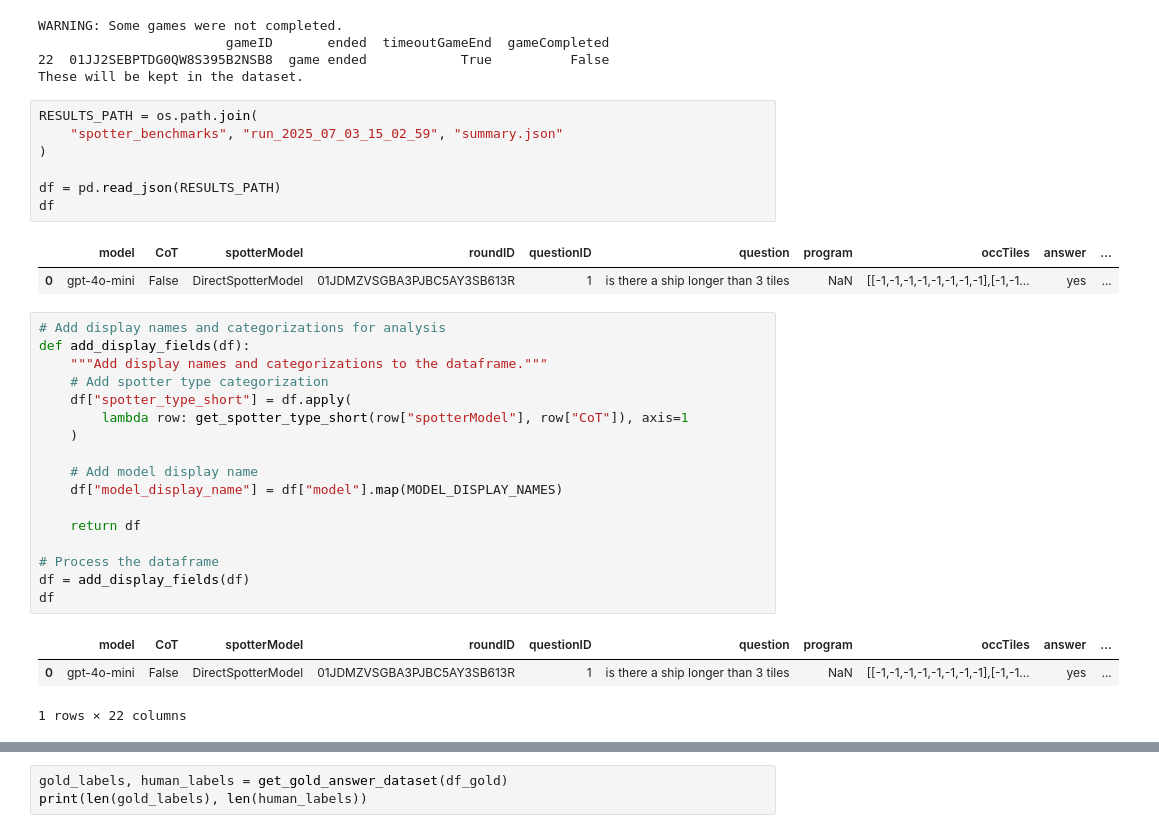
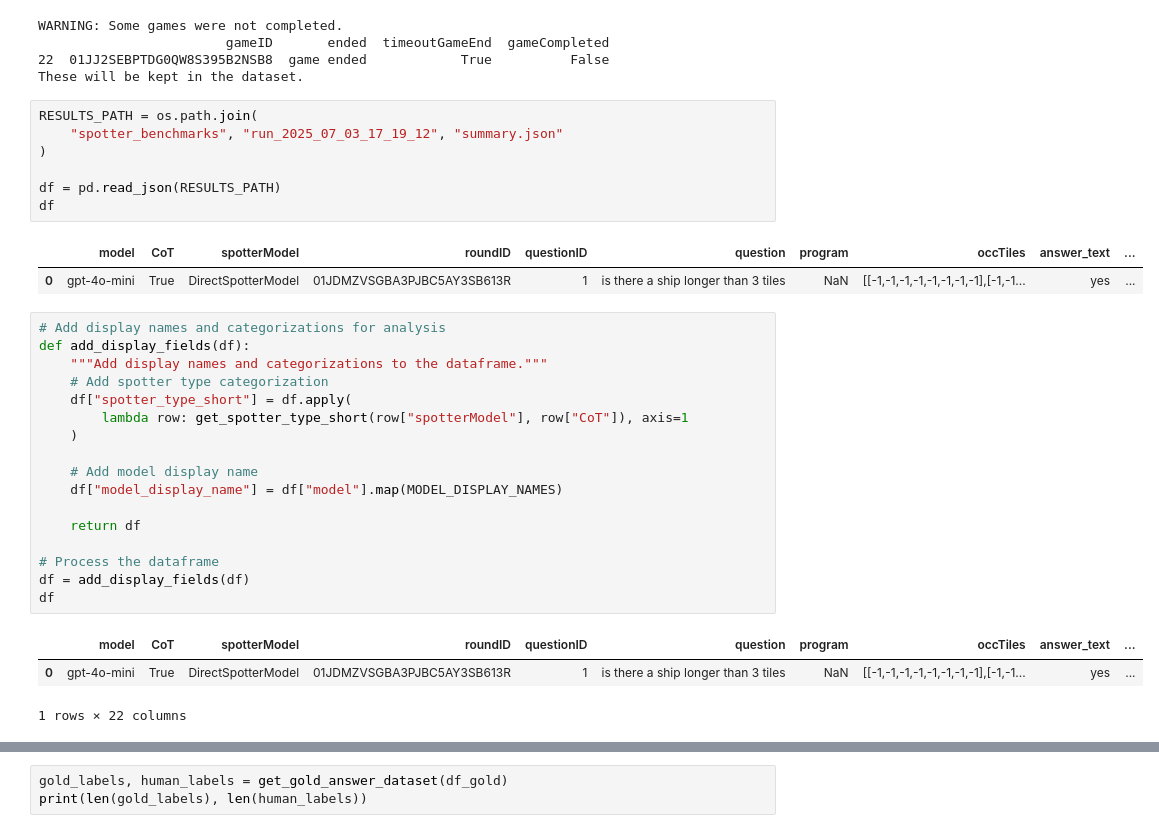
Before and after one commit to gabegrand/battleship, a Jupyter notebook: experiments/collaborative/spotter_analysis.ipynb, the cells around one changed output, grey strips where cells are left out. Cells and saved outputs as stored; diff of their text form.

```diff
--- a/experiments/collaborative/spotter_analysis.ipynb
+++ b/experiments/collaborative/spotter_analysis.ipynb
@@ -40,14 +40,14 @@ WARNING: Some games were not completed.
 These will be kept in the dataset.
 # %%
 RESULTS_PATH = os.path.join(
-    "spotter_benchmarks", "run_2025_07_03_15_02_59", "summary.json"
+    "spotter_benchmarks", "run_2025_07_03_17_19_12", "summary.json"
 )
 
 df = pd.read_json(RESULTS_PATH)
 df
 # %% [output]
-|  | model | CoT | spotterModel | roundID | questionID | question | program | occTiles | answer | ... |
-| 0 | gpt-4o-mini | False | DirectSpotterModel | 01JDMZVSGBA3PJBC5AY3SB613R | 1 | is there a ship longer than 3 tiles | NaN | [[-1,-1,-1,-1,-1,-1,-1,-1],[-1,-1... | yes | ... |
+|  | model | CoT | spotterModel | roundID | questionID | question | program | occTiles | answer_text | ... |
+| 0 | gpt-4o-mini | True | DirectSpotterModel | 01JDMZVSGBA3PJBC5AY3SB613R | 1 | is there a ship longer than 3 tiles | NaN | [[-1,-1,-1,-1,-1,-1,-1,-1],[-1,-1... | yes | ... |
 # %%
 # Add display names and categorizations for analysis
 def add_display_fields(df):
@@ -66,8 +66,8 @@ def add_display_fields(df):
 df = add_display_fields(df)
 df
 # %% [output]
-|  | model | CoT | spotterModel | roundID | questionID | question | program | occTiles | answer | ... |
-| 0 | gpt-4o-mini | False | DirectSpotterModel | 01JDMZVSGBA3PJBC5AY3SB613R | 1 | is there a ship longer than 3 tiles | NaN | [[-1,-1,-1,-1,-1,-1,-1,-1],[-1,-1... | yes | ... |
+|  | model | CoT | spotterModel | roundID | questionID | question | program | occTiles | answer_text | ... |
+| 0 | gpt-4o-mini | True | DirectSpotterModel | 01JDMZVSGBA3PJBC5AY3SB613R | 1 | is there a ship longer than 3 tiles | NaN | [[-1,-1,-1,-1,-1,-1,-1,-1],[-1,-1... | yes | ... |
 1 rows × 22 columns
 # %%
 # Check distribution of raw answer text
```
Also changed, not shown: parts of 2 cells of this notebook, 1 other file.
